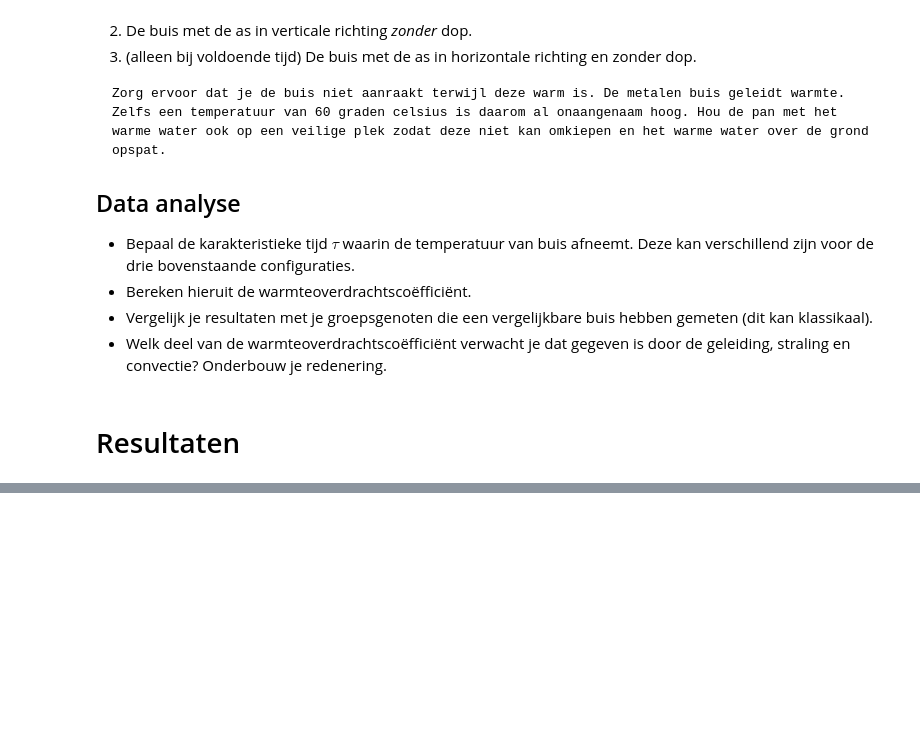
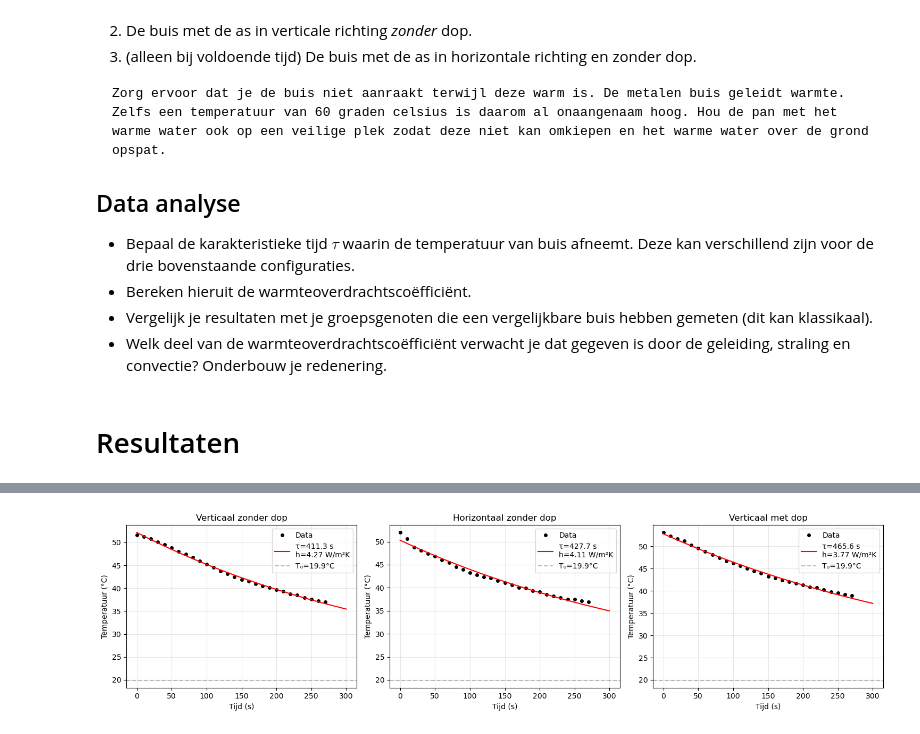
Before and after one commit to hldemulder/12, a Jupyter notebook: Content/Labs/koelbuis.ipynb, the cells around one changed output, grey strips where cells are left out. Saved outputs shown, nothing was run; the diff lists cells and outputs as text; code cells hidden in the pictures; blank space fills up the shorter version.

```diff
--- a/Content/Labs/koelbuis.ipynb
+++ b/Content/Labs/koelbuis.ipynb
@@ -231,0 +163,90 @@ nan
+# %%
+import numpy as np
+import matplotlib.pyplot as plt
+from scipy.optimize import curve_fit
+
+# Constants
+T0 = 19.9  # °C
+
+# Data
+times = np.array([0,10,20,30,40,50,60,70,80,90,100,110,120,130,140,150,160,170,180,
+                  190,200,210,220,230,240,250,260,270])
+
+T_v_zd = np.array([51.6,51.3,50.8,50.1,49.5,48.8,48,47.4,46.7,46,45.2,44.5,43.7,
+                   43.2,42.5,41.9,41.5,41,40.5,40.2,39.7,39.3,38.8,38.5,38,37.6,37.3,37])
+
+T_v_md = np.array([53.1,52.3,51.7,51.2,50.3,49.6,48.8,48.1,47.4,46.7,46.2,45.6,45,
+                   44.4,43.9,43.2,42.9,42.4,42.0,41.7,41.3,40.9,40.7,40.2,39.8,39.6,39.2,38.9])
+
+T_h_zd = np.array([52,50.7,48.8,48.1,47.4,46.8,46,45.5,44.5,44,43.3,42.8,42.4,42.1,
+                   41.5,41.1,40.6,40.1,39.9,39.3,39.1,38.6,38.2,37.9,37.5,37.5,37.2,36.9])
+
+# Exponentieel afkoelmodel: T(t) = T0 + ΔT₀·exp(-t/τ)
+def exp_model(t, tau, A):
+    return T0 + A * np.exp(-t/tau)
+
+# Fit alle drie configuraties
+fig, axs = plt.subplots(1, 3, figsize=(15, 4))
+results = []
+
+configs = [
+    ("Verticaal zonder dop", T_v_zd),
+    ("Horizontaal zonder dop", T_h_zd),
+    ("Verticaal met dop", T_v_md)
+]
+
+for idx, (name, temps) in enumerate(configs):
+    # Fit exponentieel model
+    A0 = temps[0] - T0  # initieel temperatuurverschil
+    popt, pcov = curve_fit(exp_model, times, temps, p0=[100, A0])
+    tau, A = popt
+
+
+    lengte = 10.2e-2  # m
+    D_buiten = 5e-2   # m
+    D_binnen = 4.7e-2 # m
+
+    # Oppervlak voor warmteoverdracht
+    A_buiten = D_buiten * np.pi * lengte
+    A_binnen = D_binnen * np.pi * lengte
+    R_buiten, R_binnen = D_buiten/2, D_binnen/2
+    A_randen = 2 * np.pi * (R_buiten**2 - R_binnen**2)
+    A_totaal = A_buiten + A_binnen + A_randen
+
+
+    volume = np.pi * lengte * (R_buiten**2 - R_binnen**2)
+    rho, c = 2.7e3, 8.8e2  # aluminium
+    C = volume * rho * c
+
+    # Bereken effectieve h
+    h_eff = C / (tau * A_totaal)
+
+    results.append((name, tau, h_eff, A))
+
+    # Plot
+    ax = axs[idx]
+    t_fine = np.linspace(0, 300, 300)
+    T_fine = exp_model(t_fine, tau, A)
+
+    ax.plot(times, temps, 'ko', markersize=4, label='Data')
+    ax.plot(t_fine, T_fine, 'r-', label=f'τ={tau:.1f} s\nh={h_eff:.2f} W/m²K')
+    ax.axhline(T0, color='gray', ls='--', alpha=0.5, label=f'T₀={T0}°C')
+    ax.set_xlabel('Tijd (s)')
+    ax.set_ylabel('Temperatuur (°C)')
+    ax.set_title(name)
+    ax.grid(True, alpha=0.3)
+    ax.legend()
+
+plt.tight_layout()
+plt.show()
+
+# Print resultaten
+
+
+for name, tau, h_eff, A in results:
+    print(f"\n{name}:")
+    print(f"  τ = {tau:.1f} s")
+    print(f"  h_eff = {h_eff:.3f} W/(m²·K)")
+    print(f"  Initieel ΔT = {A:.1f} K")
+# %% [output]
+[figure, added]
```
Also changed, not shown: parts of 3 cells of this notebook, 1 other file.
